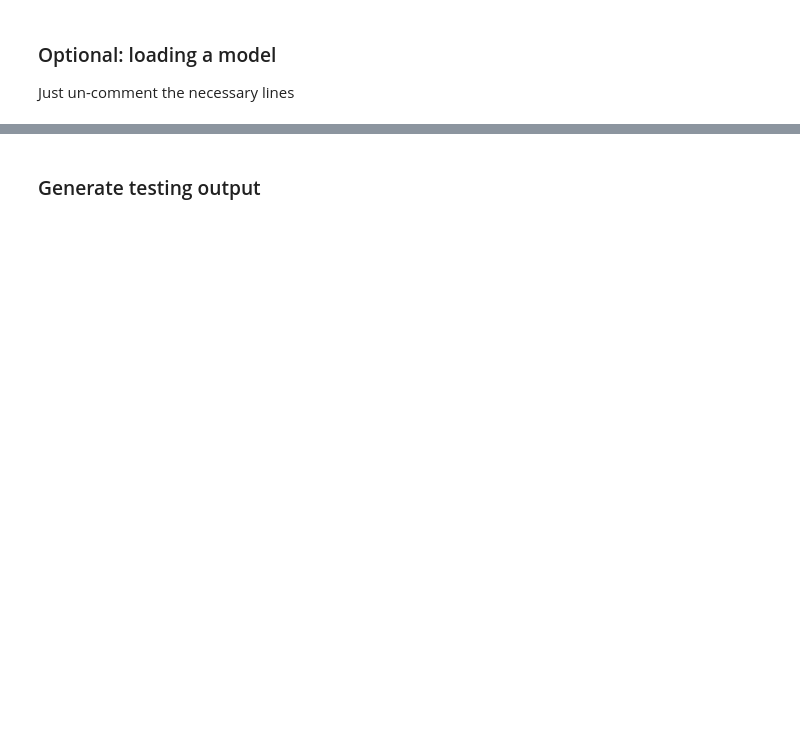
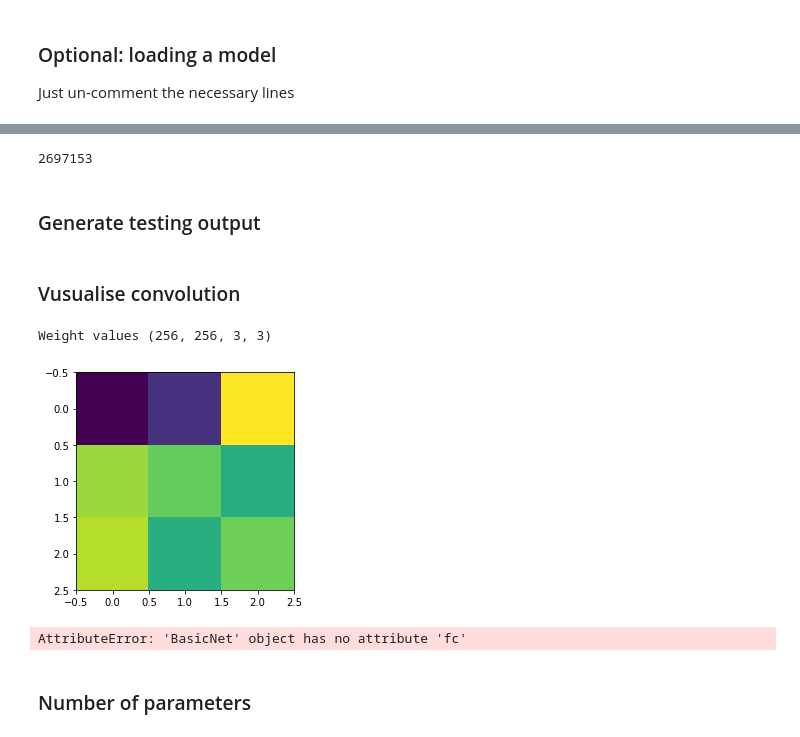
Before and after one commit to LaurenceDupont/ift6135-assignments, a Jupyter notebook: assignment1/problemSet3/Problem3.ipynb, the cells around one changed output, grey strips where cells are left out. Cells and saved outputs as stored; diff of their text form; code cells hidden in the pictures; blank space fills up the shorter version.

```diff
--- a/assignment1/problemSet3/Problem3.ipynb
+++ b/assignment1/problemSet3/Problem3.ipynb
@@ -468,2 +623,7 @@ Just un-comment the necessary lines
+# %%
+pytorch_total_params = sum(p.numel() for p in loaded_model.parameters() if p.requires_grad)
+print("First model parameter count: ", pytorch_total_params)
+# %% [output]
+2697153
 # %% [markdown]
 ### Generate testing output
@@ -498,3 +659,46 @@ for idx, (img, label)  in enumerate(test_loader_off):
 
 
 ouput_file.close()
+# %% [markdown]
+### Vusualise convolution
+# %%
+best_model.to("cuda")
+# we cut out the last 11 layers of the model
+new_classifier_without_fc = nn.Sequential(*list(best_model.children())[:-11])
+
+best_model.to("cpu")
+# we get specefic weigts in model
+weight = list(best_model.children())[-5:-4][0].conv2.weight.data.numpy()
+best_model.to("cuda")
+print("Weight values", weight.shape)
+plt.imshow(weight[0,0,...])
+plt.show()
+
+
+for idx, (img, label)  in enumerate(test_loader_off):
+    if idx > 10:
+        break
+
+    inputs = img.to(device)
+
+    label = best_model(inputs)
+    pred = sigmoid_(label).round()
+    class_name_pred = full_dataset.classes[pred.int()]
+    print(class_name_pred)
+
+    output = new_classifier_without_fc(inputs)
+    plt.imshow(np.transpose(img.to("cpu")[0].numpy(), (1, 2, 0)))
+    plt.show()
+
+    plt.figure(figsize=(50,50))
+    print("Output of convolution", output.shape)
+    for i in range(64):
+        plt.subplot(8,8, i + 1)
+        plt.imshow(output.detach().to("cpu").numpy()[0][i], cmap="gray")
+    plt.show()
+# %% [output]
+Weight values (256, 256, 3, 3)
+[figure, added]
+AttributeError: 'BasicNet' object has no attribute 'fc'
+# %% [markdown]
+### Number of parameters
```
Also changed, not shown: parts of 19 cells of this notebook.
